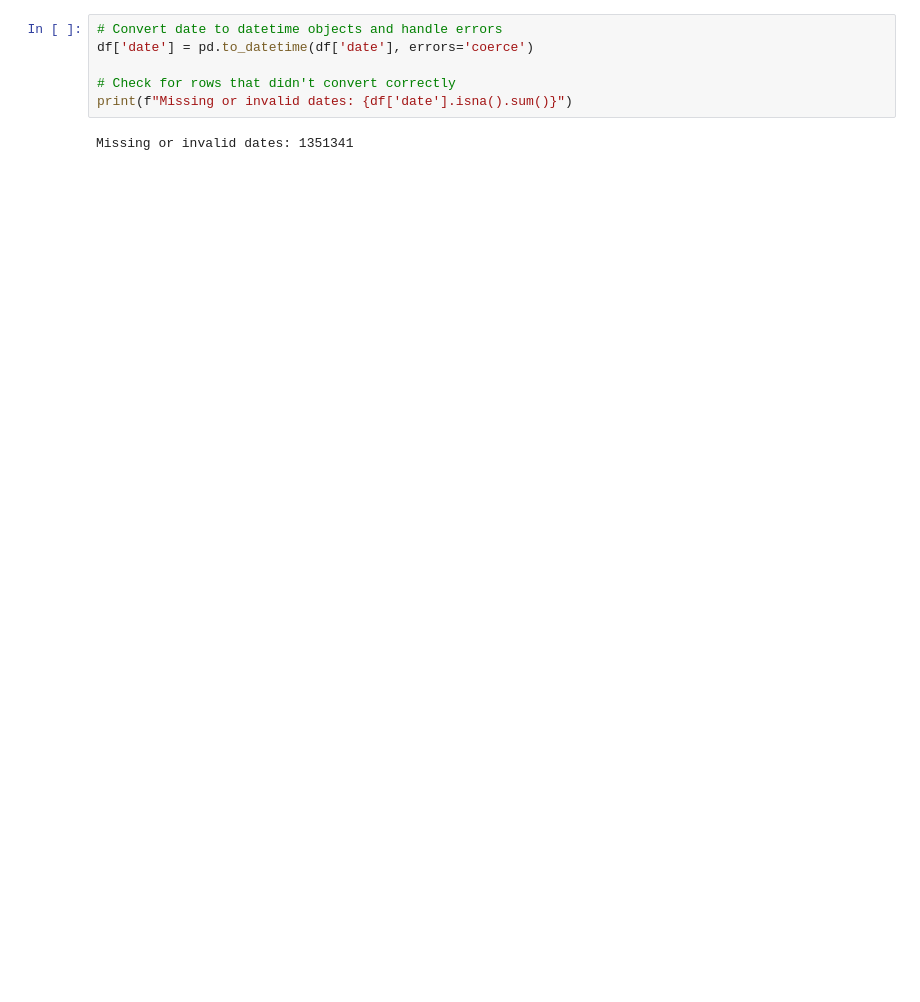
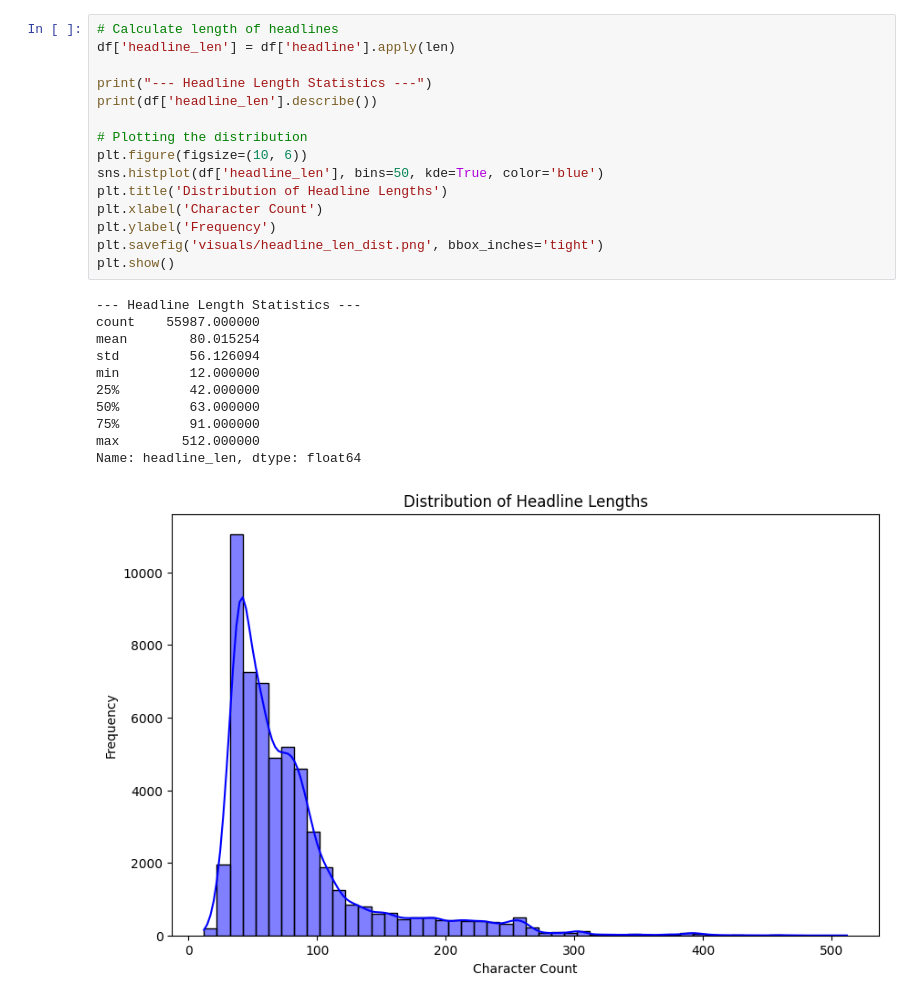
Before and after one commit to Solih06/nova-financial-analysis, a Jupyter notebook: notebooks/eda_analysis.ipynb, the cells around one changed output. Saved outputs shown, nothing was run; the diff lists cells and outputs as text; blank space fills up the shorter version.

```diff
--- a/notebooks/eda_analysis.ipynb
+++ b/notebooks/eda_analysis.ipynb
@@ -22,8 +38,27 @@ ModuleNotFoundError: No module named 'sklearn'
 # %%
-# Convert date to datetime objects and handle errors
-df['date'] = pd.to_datetime(df['date'], errors='coerce')
+# Calculate length of headlines
+df['headline_len'] = df['headline'].apply(len)
 
-# Check for rows that didn't convert correctly
-print(f"Missing or invalid dates: {df['date'].isna().sum()}")
+print("--- Headline Length Statistics ---")
+print(df['headline_len'].describe())
+
+# Plotting the distribution
+plt.figure(figsize=(10, 6))
+sns.histplot(df['headline_len'], bins=50, kde=True, color='blue')
+plt.title('Distribution of Headline Lengths')
+plt.xlabel('Character Count')
+plt.ylabel('Frequency')
+plt.savefig('visuals/headline_len_dist.png', bbox_inches='tight')
+plt.show()
 # %% [output]
-Missing or invalid dates: 1351341
+--- Headline Length Statistics ---
+count    55987.000000
+mean        80.015254
+std         56.126094
+min         12.000000
+25%         42.000000
+50%         63.000000
+75%         91.000000
+max        512.000000
+Name: headline_len, dtype: float64
+[figure, added]
```
Also changed, not shown: parts of 9 cells of this notebook, 7 other files.
